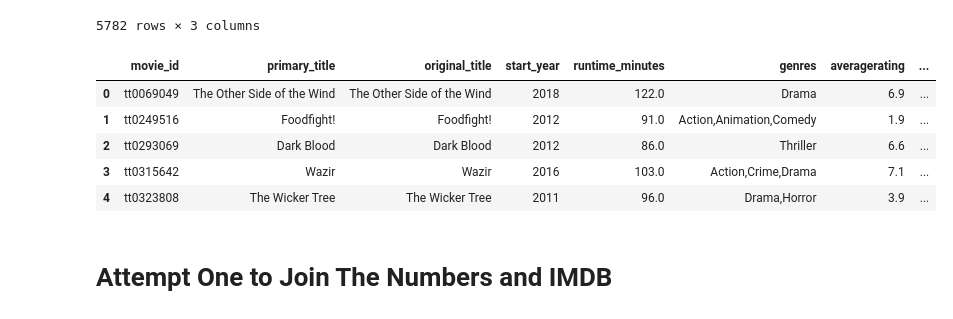
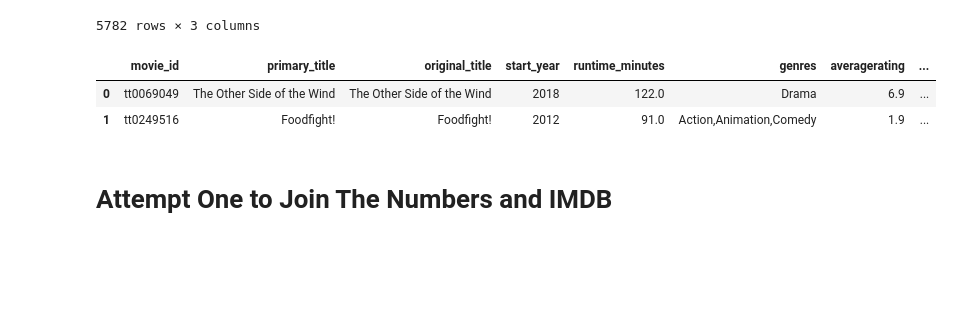
Before and after one commit to JordanMang/phase_1_id10t_team, a Jupyter notebook: working_jupyter_notebooks/Jordan_Reviews_Notebook.ipynb, the cells around one changed output. Cells and saved outputs as stored; diff of their text form; code cells hidden in the pictures; blank space fills up the shorter version.

```diff
--- a/working_jupyter_notebooks/Jordan_Reviews_Notebook.ipynb
+++ b/working_jupyter_notebooks/Jordan_Reviews_Notebook.ipynb
@@ -245,14 +245,11 @@ tnmovies_title_profit
 | 5781 | Dark Phoenix | -200237650 | -57.210757 |
 5782 rows × 3 columns
 # %%
-review_id_df.head()
+review_id_df.head(2)
 # %% [output]
 |  | movie_id | primary_title | original_title | start_year | runtime_minutes | genres | averagerating | ... |
 | 0 | tt0069049 | The Other Side of the Wind | The Other Side of the Wind | 2018 | 122.0 | Drama | 6.9 | ... |
 | 1 | tt0249516 | Foodfight! | Foodfight! | 2012 | 91.0 | Action,Animation,Comedy | 1.9 | ... |
-| 2 | tt0293069 | Dark Blood | Dark Blood | 2012 | 86.0 | Thriller | 6.6 | ... |
-| 3 | tt0315642 | Wazir | Wazir | 2016 | 103.0 | Action,Crime,Drama | 7.1 | ... |
-| 4 | tt0323808 | The Wicker Tree | The Wicker Tree | 2011 | 96.0 | Drama,Horror | 3.9 | ... |
 # %% [markdown]
 # Attempt One to Join The Numbers and IMDB
 # %%
```
Also changed, not shown: parts of 24 cells of this notebook, 1 other file.
